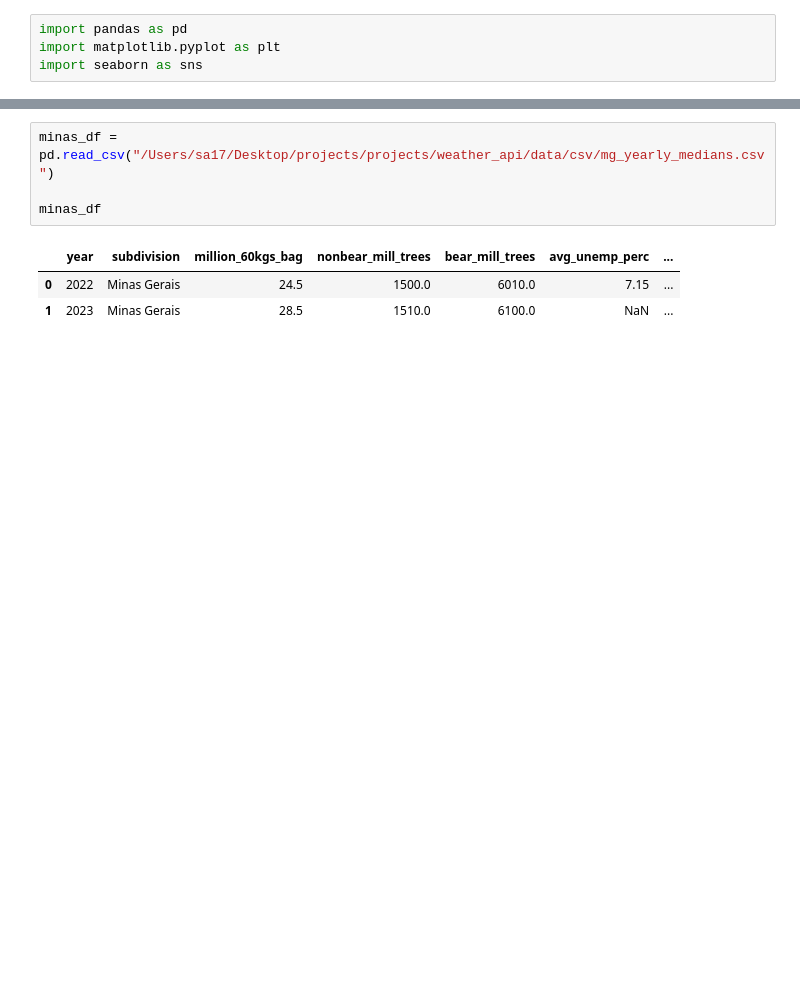
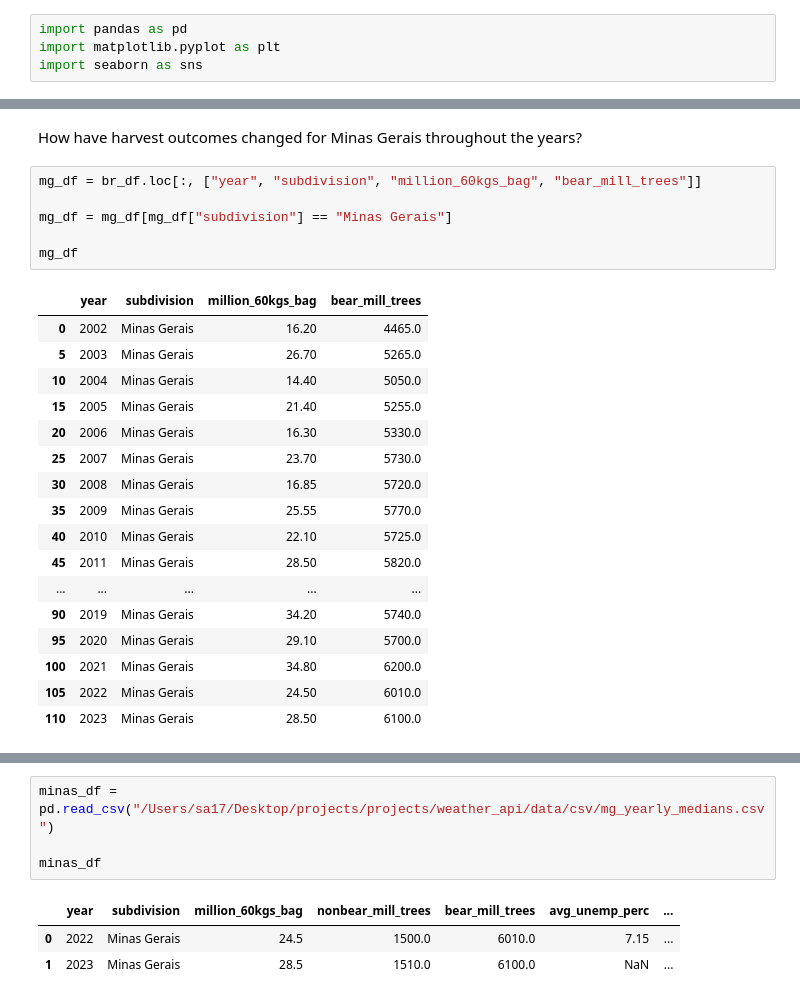
Before and after one commit to khadazhaia/projects, a Jupyter notebook: weather_api/notebooks/explore_weather.ipynb, the cells around one changed output, grey strips where cells are left out. Saved outputs shown, nothing was run; the diff lists cells and outputs as text; blank space fills up the shorter version.

```diff
--- a/weather_api/notebooks/explore_weather.ipynb
+++ b/weather_api/notebooks/explore_weather.ipynb
@@ -18,0 +35,26 @@ import seaborn as sns
+# %% [markdown]
+How have harvest outcomes changed for Minas Gerais throughout the years?
+# %%
+mg_df = br_df.loc[:, ["year", "subdivision", "million_60kgs_bag", "bear_mill_trees"]]
+
+mg_df = mg_df[mg_df["subdivision"] == "Minas Gerais"]
+
+mg_df
+# %% [output]
+|  | year | subdivision | million_60kgs_bag | bear_mill_trees |
+| 0 | 2002 | Minas Gerais | 16.20 | 4465.0 |
+| 5 | 2003 | Minas Gerais | 26.70 | 5265.0 |
+| 10 | 2004 | Minas Gerais | 14.40 | 5050.0 |
+| 15 | 2005 | Minas Gerais | 21.40 | 5255.0 |
+| 20 | 2006 | Minas Gerais | 16.30 | 5330.0 |
+| 25 | 2007 | Minas Gerais | 23.70 | 5730.0 |
+| 30 | 2008 | Minas Gerais | 16.85 | 5720.0 |
+| 35 | 2009 | Minas Gerais | 25.55 | 5770.0 |
+| 40 | 2010 | Minas Gerais | 22.10 | 5725.0 |
+| 45 | 2011 | Minas Gerais | 28.50 | 5820.0 |
+| ... | ... | ... | ... | ... |
+| 90 | 2019 | Minas Gerais | 34.20 | 5740.0 |
+| 95 | 2020 | Minas Gerais | 29.10 | 5700.0 |
+| 100 | 2021 | Minas Gerais | 34.80 | 6200.0 |
+| 105 | 2022 | Minas Gerais | 24.50 | 6010.0 |
+| 110 | 2023 | Minas Gerais | 28.50 | 6100.0 |
```
Also changed, not shown: parts of 24 cells of this notebook.
